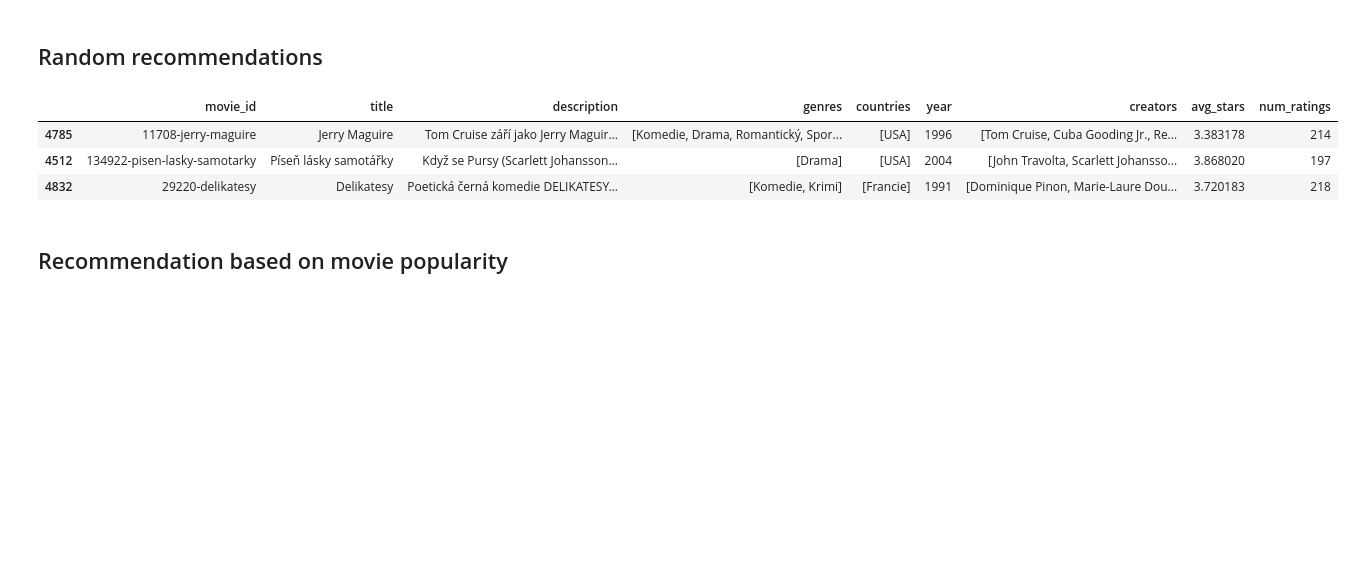
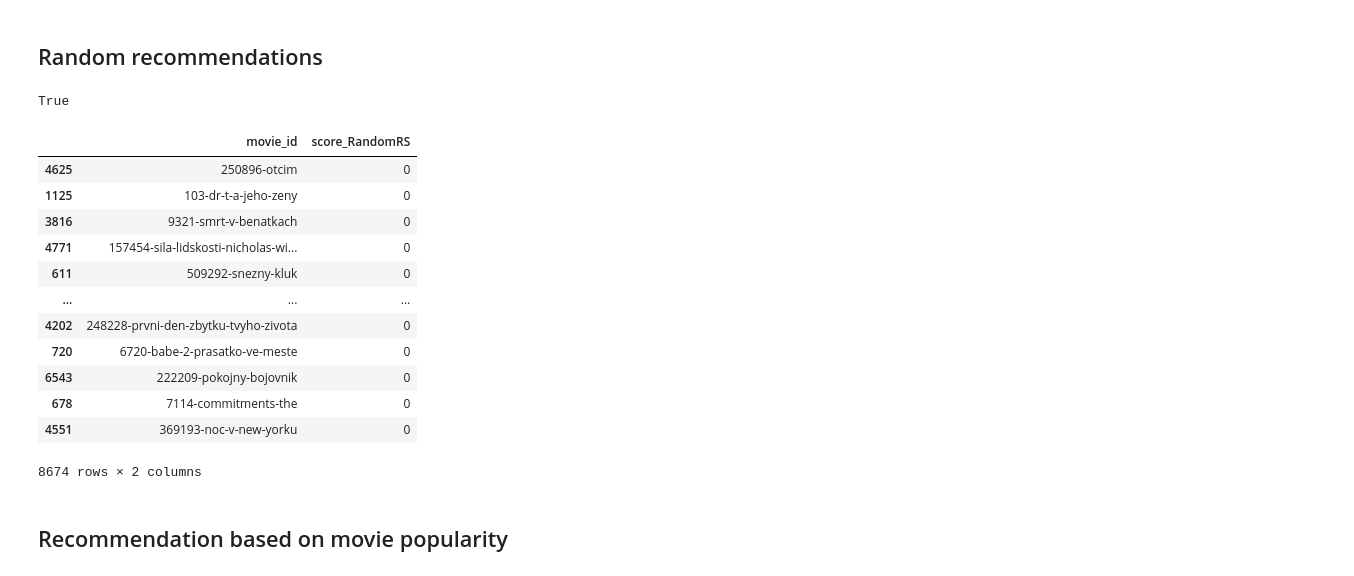
Before and after one commit to prompteus/csfd-movie-recommender, a Jupyter notebook: src/recommend/notebooks/cb_recsystems.ipynb, the cells around one changed output. Drawn from its saved outputs; the diff is of its cells as text; code cells hidden in the pictures; blank space fills up the shorter version.

```diff
--- a/src/recommend/notebooks/cb_recsystems.ipynb
+++ b/src/recommend/notebooks/cb_recsystems.ipynb
@@ -315,7 +315,7 @@ class RecSysBase(abc.ABC):
         self.movies_df = movies_df
 
     @abc.abstractmethod
-    def recommend(self, user_history : List[str], n : int = 10, return_df : bool = False) -> Union[List[str], pd.DataFrame]:
+    def recommend(self, user_history : List[str], n : int = None) -> pd.DataFrame:
         """
         Generates recommendations based on user's history of rated movies.
 
@@ -326,17 +326,15 @@ class RecSysBase(abc.ABC):
 
         n : int
             The number of recommendations to return.
+            Default value None returns all movies from database.
 
         Returns
         -------
-        Union[List[str], pd.DataFrame]
-            By default returns a list of strings representeing movie ids.
-            If `return_df` is set to True then a pandas dataframe.
+        pd.DataFrame
+            movie_id ~ movie ID
+            score_<class_name> ~ score of each movie
         """
-        # TODO: do we need `user_history` as List?
-        # use List if: some systems use the order of items (e.g. preference of recent movies)
-        # use Set if: we dont care at all about
-        pass
+        ...
 
     def get_candidate_movies(self, user_history : List[str]) -> pd.DataFrame:
         """Returns a list of candidates by filtering movies a user has already seen."""
@@ -355,14 +353,14 @@ class RecSysBase(abc.ABC):
         for mid in movie_ids:
             df_list.append(self.movies_df[self.movies_df['movie_id'] == mid])
         return pd.concat(df_list)
-
-
-    def get_description_with_id(self, movie_id : str) -> str:
-        """Returns description for movie with provided ID"""
-        #TODO: handle case when no such movie exists
-        return self.movies_df.loc[self.movies_df['movie_id'] == movie_id].description.values[0]
 # %% [markdown]
 ## Random recommendations
+# %%
+k = 5
+
+type(k) is int
+# %% [output]
+True
 # %%
 import random
 
@@ -373,21 +371,33 @@ class RandomRS(RecSysBase):
     def __init__(self, movies_df : pd.DataFrame):
         super(RandomRS, self).__init__(movies_df)
 
-    def recommend(self, user_history : List[str], n : int = 10, return_df : bool = False) -> List[str]:
+    def recommend(self, user_history : List[str], n : int = None) -> pd.DataFrame:
         """
         Recommends n random movies.
         Movies from `user_history` do not appear in the recommendations.
         """
-        recommendations = self.get_candidate_movies(user_history).sample(n)
-        return recommendations if return_df else recommendations.movie_id
+        candidates = self.get_candidate_movies(user_history)
+        recommendations = candidates.sample(n) if type(n) is int else candidates.sample(frac=1)
+        recommendations = recommendations[['movie_id']]
+        recommendations[f'score_{type(self).__name__}'] = 0 #np.linspace(start=1, stop=0, num=len(recommendations))
+        return recommendations
 # %%
 rnd_rs = RandomRS(movie_db)
 
-rnd_rs.recommend([], 3, return_df=True)
+rnd_rs.recommend([])
 # %% [output]
-|  | movie_id | title | description | genres | countries | year | creators | avg_stars | num_ratings |
-| 4785 | 11708-jerry-maguire | Jerry Maguire | Tom Cruise září jako Jerry Maguir... | [Komedie, Drama, Romantický, Spor... | [USA] | 1996 | [Tom Cruise, Cuba Gooding Jr., Re... | 3.383178 | 214 |
-| 4512 | 134922-pisen-lasky-samotarky | Píseň lásky samotářky | Když se Pursy (Scarlett Johansson... | [Drama] | [USA] | 2004 | [John Travolta, Scarlett Johansso... | 3.868020 | 197 |
-| 4832 | 29220-delikatesy | Delikatesy | Poetická černá komedie DELIKATESY... | [Komedie, Krimi] | [Francie] | 1991 | [Dominique Pinon, Marie-Laure Dou... | 3.720183 | 218 |
+|  | movie_id | score_RandomRS |
+| 4625 | 250896-otcim | 0 |
+| 1125 | 103-dr-t-a-jeho-zeny | 0 |
+| 3816 | 9321-smrt-v-benatkach | 0 |
+| 4771 | 157454-sila-lidskosti-nicholas-wi... | 0 |
+| 611 | 509292-snezny-kluk | 0 |
+| ... | ... | ... |
+| 4202 | 248228-prvni-den-zbytku-tvyho-zivota | 0 |
+| 720 | 6720-babe-2-prasatko-ve-meste | 0 |
+| 6543 | 222209-pokojny-bojovnik | 0 |
+| 678 | 7114-commitments-the | 0 |
+| 4551 | 369193-noc-v-new-yorku | 0 |
+8674 rows × 2 columns
 # %% [markdown]
 ## Recommendation based on movie popularity
```
Also changed, not shown: parts of 50 cells of this notebook.
